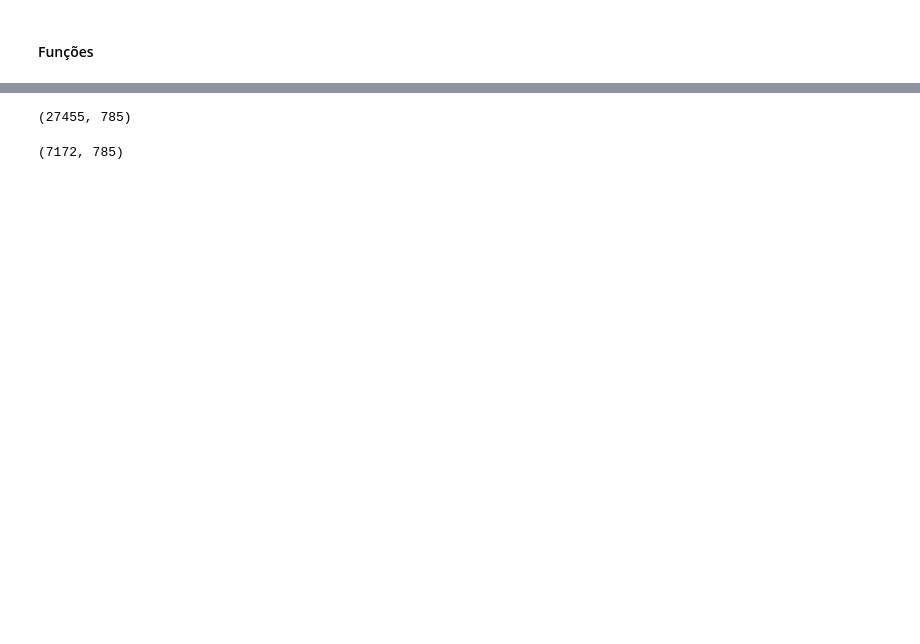
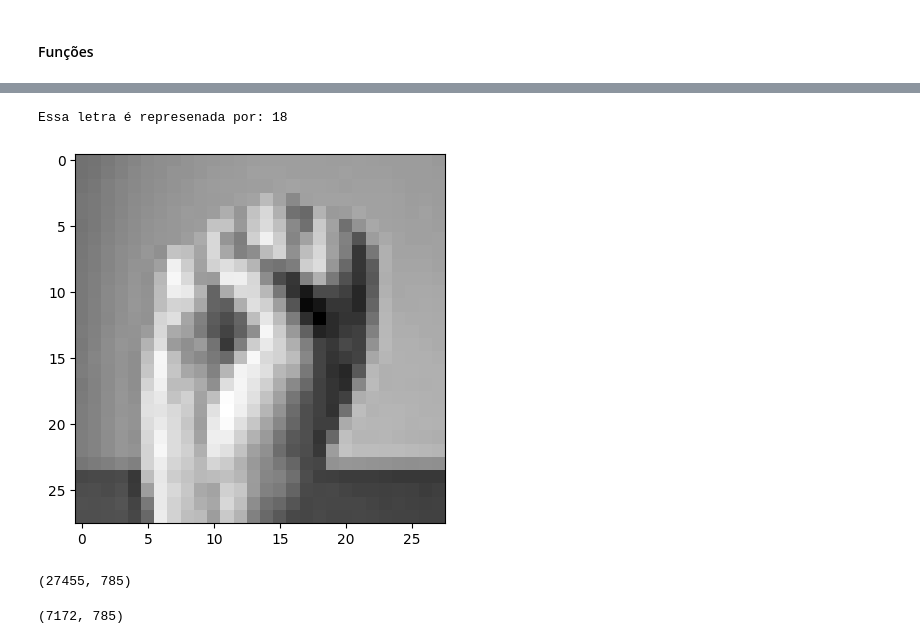
Before and after one commit to clara-mesquita/curso-fundamentos-analise-de-dados, a Jupyter notebook: knn-svd/knn-svd.ipynb, the cells around one changed output, grey strips where cells are left out. Drawn from its saved outputs; the diff is of its cells as text; code cells hidden in the pictures; blank space fills up the shorter version.

```diff
--- a/knn-svd/knn-svd.ipynb
+++ b/knn-svd/knn-svd.ipynb
@@ -91,3 +95,15 @@ def calcular_acuracia(y_train, y_predicted):
+# %%
+example = pd.read_csv("../knn/sign_mnist_train.csv")
+rotulo = example['label'].iloc[10]
+print(f'Essa letra é represenada por: {rotulo}')
+example.drop(columns=['label'], inplace=True)
+img = np.asarray(example.iloc[10])
+img = img.reshape((28, 28))
+plt.imshow(img, cmap="gray")
+plt.show()
+# %% [output]
+Essa letra é represenada por: 18
+[figure, added]
 # %%
 train = pd.read_csv("../knn/sign_mnist_train.csv")
 
```
Also changed, not shown: parts of 6 cells of this notebook.
